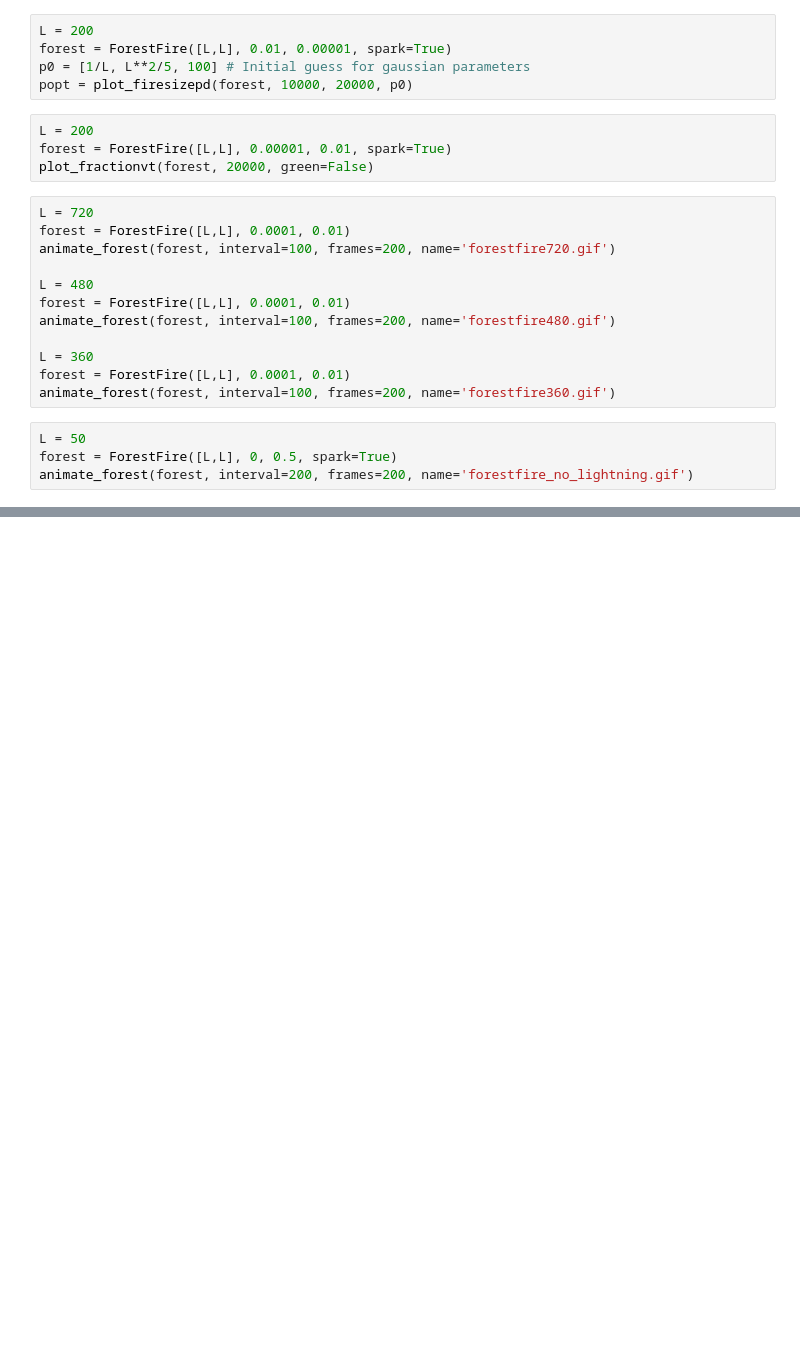
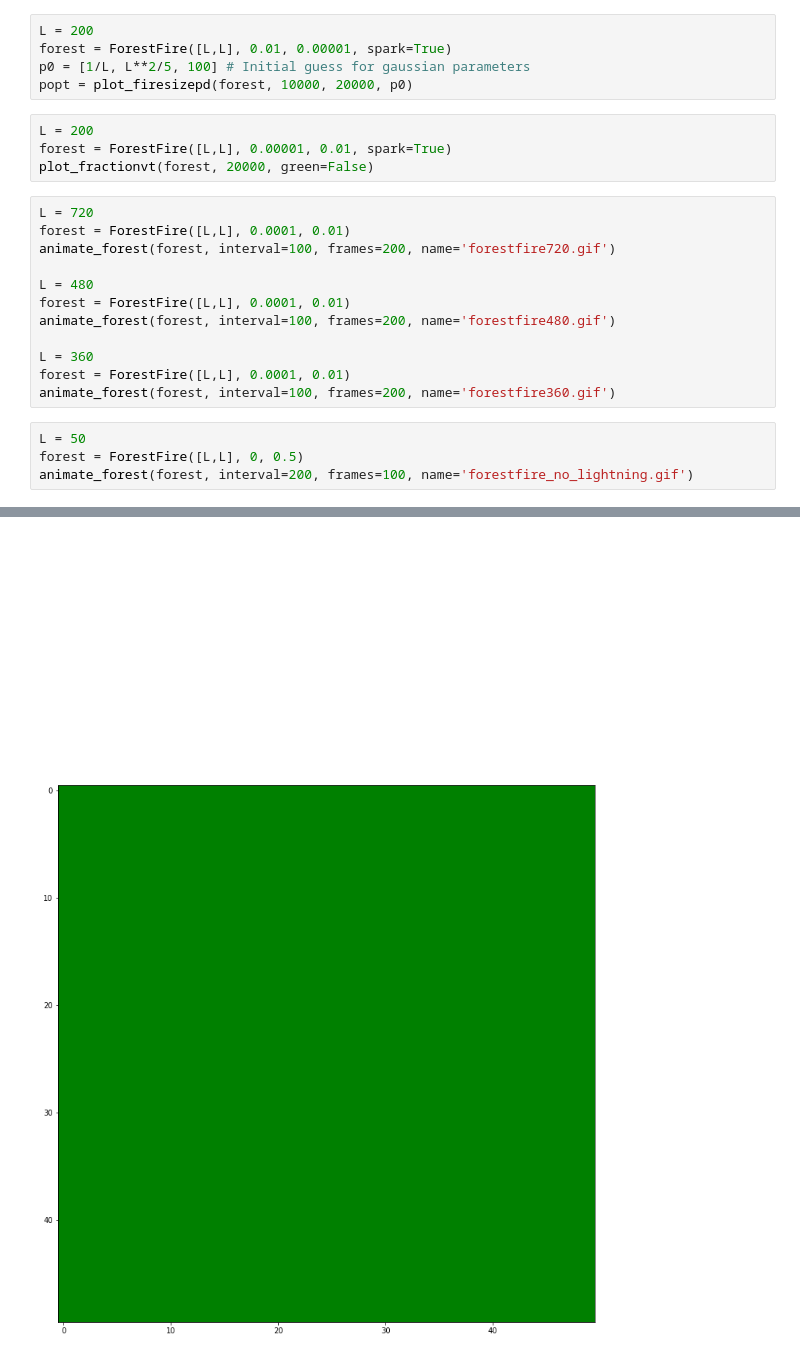
Before and after one commit to jkfids/forest-fire, a Jupyter notebook: misc.ipynb, the cells around one changed output, grey strips where cells are left out. Cells and saved outputs as stored; diff of their text form; blank space fills up the shorter version.

```diff
--- a/misc.ipynb
+++ b/misc.ipynb
@@ -48,5 +47,6 @@ forest = ForestFire([L,L], 0.0001, 0.01)
 animate_forest(forest, interval=100, frames=200, name='forestfire360.gif')
 # %%
 L = 50
-forest = ForestFire([L,L], 0, 0.5, spark=True)
-animate_forest(forest, interval=200, frames=200, name='forestfire_no_lightning.gif')
+forest = ForestFire([L,L], 0, 0.5)
+animate_forest(forest, interval=200, frames=100, name='forestfire_no_lightning.gif')
+# %% [output]
@@ -52,0 +54,2 @@ animate_forest(forest, interval=200, frames=200, name='forestfire_no_lightning.g
+[figure, added]
+[figure, added]
```
Also changed, not shown: parts of 2 cells of this notebook, 10 other files.
